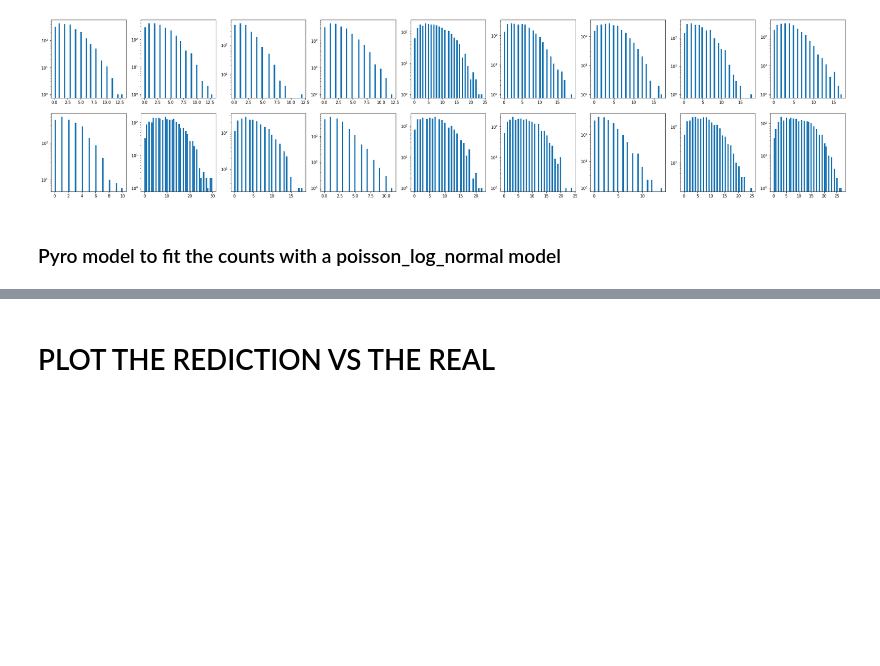
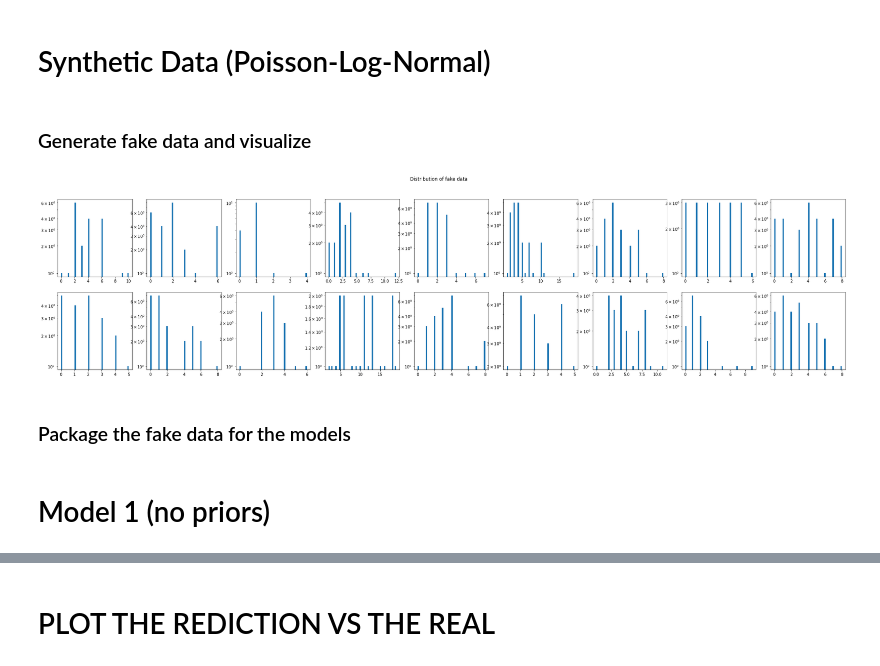
Before and after one commit to broadinstitute/tissue_purifier, a Jupyter notebook: notebooks/tp_02_validation_PYRO.ipynb, the cells around one changed output, grey strips where cells are left out. Saved outputs shown, nothing was run; the diff lists cells and outputs as text; code cells hidden in the pictures; blank space fills up the shorter version.

Commit message:
pyro example

```diff
--- a/notebooks/tp_02_validation_PYRO.ipynb
+++ b/notebooks/tp_02_validation_PYRO.ipynb
@@ -20,0 +1,2 @@ import seaborn
+# %% [markdown]
+# Synthetic Data (Poisson-Log-Normal)
@@ -21,5 +14,17 @@ import seaborn
+# %% [markdown]
+### Generate fake data and visualize
 # %%
 def generate_fake_data(X_nl, g, k=1, alpha_scale=1E-2, alpha0_loc=-6.0, alpha0_scale=0.5, noise_scale=1E-2):
+    """
+    Args:
+        X_nl: design matrix (with the covariates)
+        g: int, number of genes
+        k: int, number of cell types
+        alpha_scale: scale for alpha
+        alpha0_loc: loc of alpha0
+        alpha0_scale: scale for alpha0
+        noise_scale: noise scale
+    """
     n, l = X_nl.shape[:2]
     cell_ids_n = torch.randint(low=0, high=k, size=[n])
     total_umi_n1 = torch.randint(low=250, high=3000, size=[n,1])
@@ -43,31 +48,34 @@ def generate_fake_data(X_nl, g, k=1, alpha_scale=1E-2, alpha0_loc=-6.0, alpha0_s
     return results
 
 
-X_nl = torch.randn((20000,10))
-fake_data = generate_fake_data(X_nl, g=200, k=9)
+X_nl = torch.randn((200,10))
+fake_data = generate_fake_data(X_nl, g=30, k=9)
 # %%
 def plot_few_gene_hist(counts_ng, cell_types_n, ncols=4):
     assert counts_ng.shape[0] == cell_types_n.shape[0]
     ctypes = torch.unique(cell_types_n)
     genes = counts_ng.shape[-1]
 
     nrows = genes
     ncols = len(ctypes)
     fig, axes = plt.subplots(ncols=ncols, nrows=nrows, figsize=(4*ncols, 4*nrows))
 
     for r in range(genes):
         tmp = counts_ng[:,r]
         for c, c_type in enumerate(ctypes):
             tmp2 = tmp[cell_types_n == c_type]
             _ = axes[r,c].hist(tmp2, bins=50, density=False, log=True)
     plt.close()
     return fig
 
 counts_ng = fake_data["counts_ng"]
 cell_types_n = fake_data["cell_type_ids_n"]
 fig = plot_few_gene_hist(counts_ng[:,:2], cell_types_n, ncols=3)
+_ = fig.suptitle("Distribution of fake data")
 fig
 # %% [output]
-[figure, old version]
+[figure, new version]
+# %% [markdown]
+### Package the fake data for the models
 # %%
 fake_dataset = {
@@ -77,3 +85 @@ fake_dataset = {
 }
-# %% [markdown]
-### Pyro model to fit the counts with a poisson_log_normal model
@@ -148,0 +86,2 @@ def train(model, guide, dataset, lr=0.005, n_steps=2500, print_frequency=50, cle
+# %% [markdown]
+# Model 1 (no priors)
```
Also changed, not shown: parts of 26 cells of this notebook.
